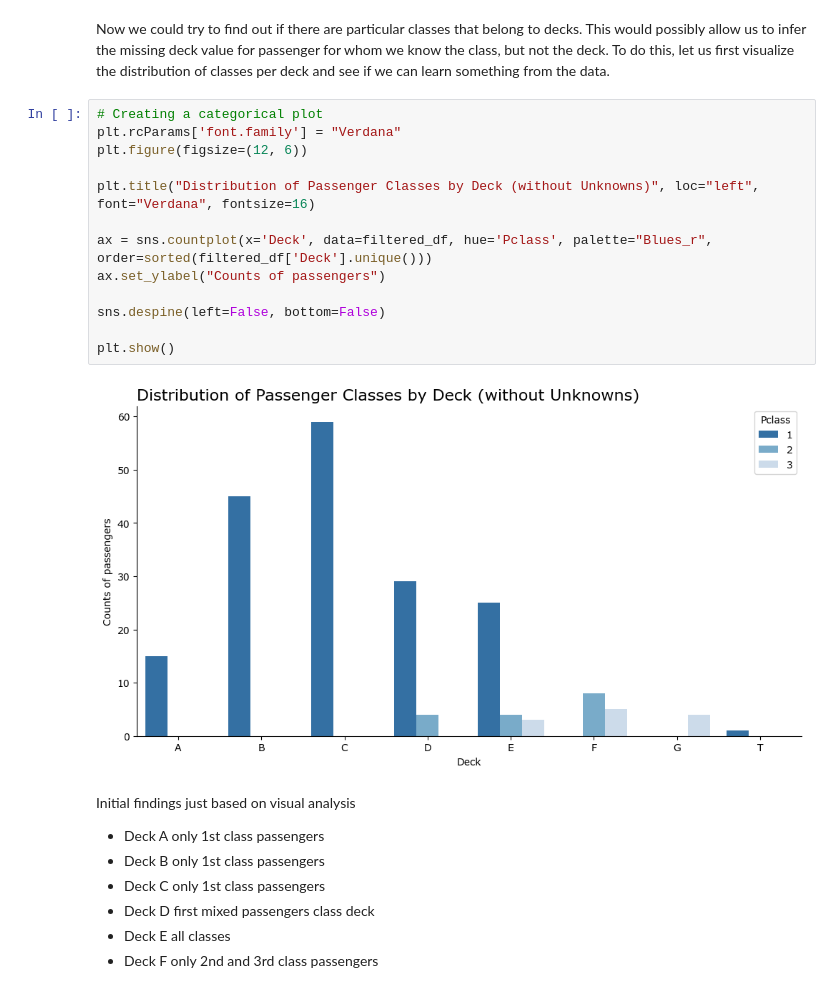
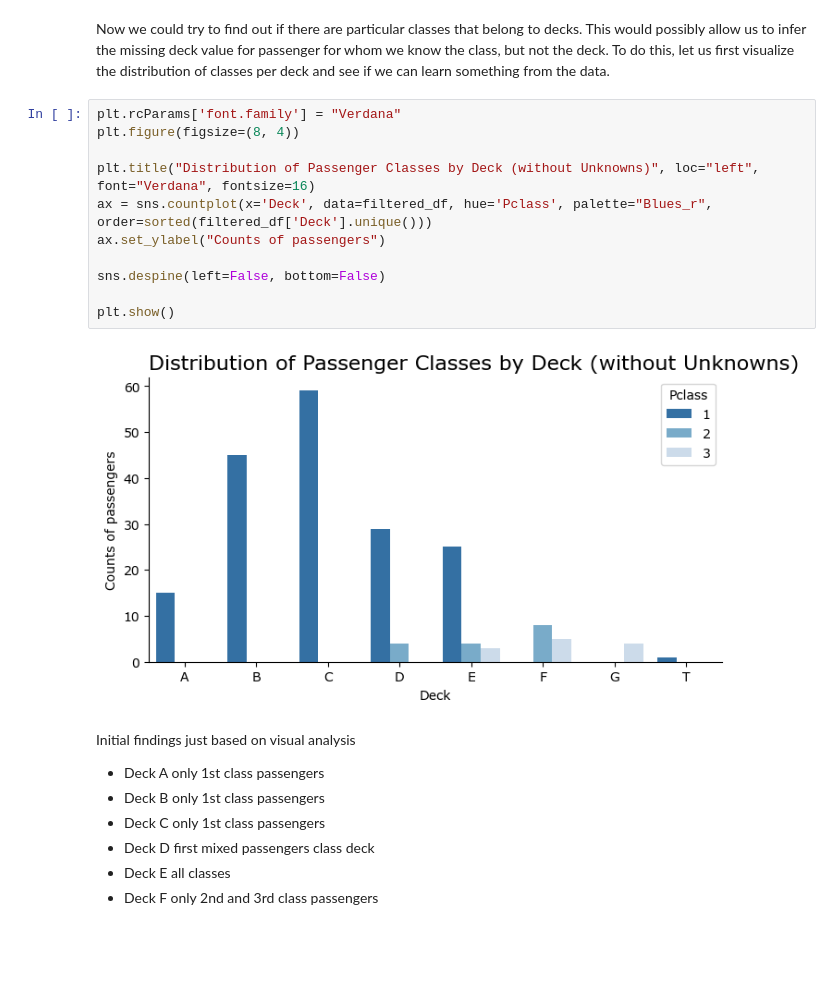
Before and after one commit to n3ur0mancer/kaggle_titanic_competition, a Jupyter notebook: titanic_comp_full.ipynb, the cells around one changed output. Cells and saved outputs as stored; diff of their text form; blank space fills up the shorter version.

```diff
--- a/titanic_comp_full.ipynb
+++ b/titanic_comp_full.ipynb
@@ -336,20 +345,18 @@ plt.show()
 # %% [markdown]
 Now we could try to find out if there are particular classes that belong to decks. This would possibly allow us to infer the missing deck value for passenger for whom we know the class, but not the deck. To do this, let us first visualize the distribution of classes per deck and see if we can learn something from the data.
 # %%
-# Creating a categorical plot
 plt.rcParams['font.family'] = "Verdana"
-plt.figure(figsize=(12, 6))
+plt.figure(figsize=(8, 4))
 
 plt.title("Distribution of Passenger Classes by Deck (without Unknowns)", loc="left", font="Verdana", fontsize=16)
-
 ax = sns.countplot(x='Deck', data=filtered_df, hue='Pclass', palette="Blues_r", order=sorted(filtered_df['Deck'].unique()))
 ax.set_ylabel("Counts of passengers")
 
 sns.despine(left=False, bottom=False)
 
 plt.show()
 # %% [output]
-[figure, old version]
+[figure, new version]
 # %% [markdown]
 Initial findings just based on visual analysis
 
```
Also changed, not shown: parts of 35 cells of this notebook.
